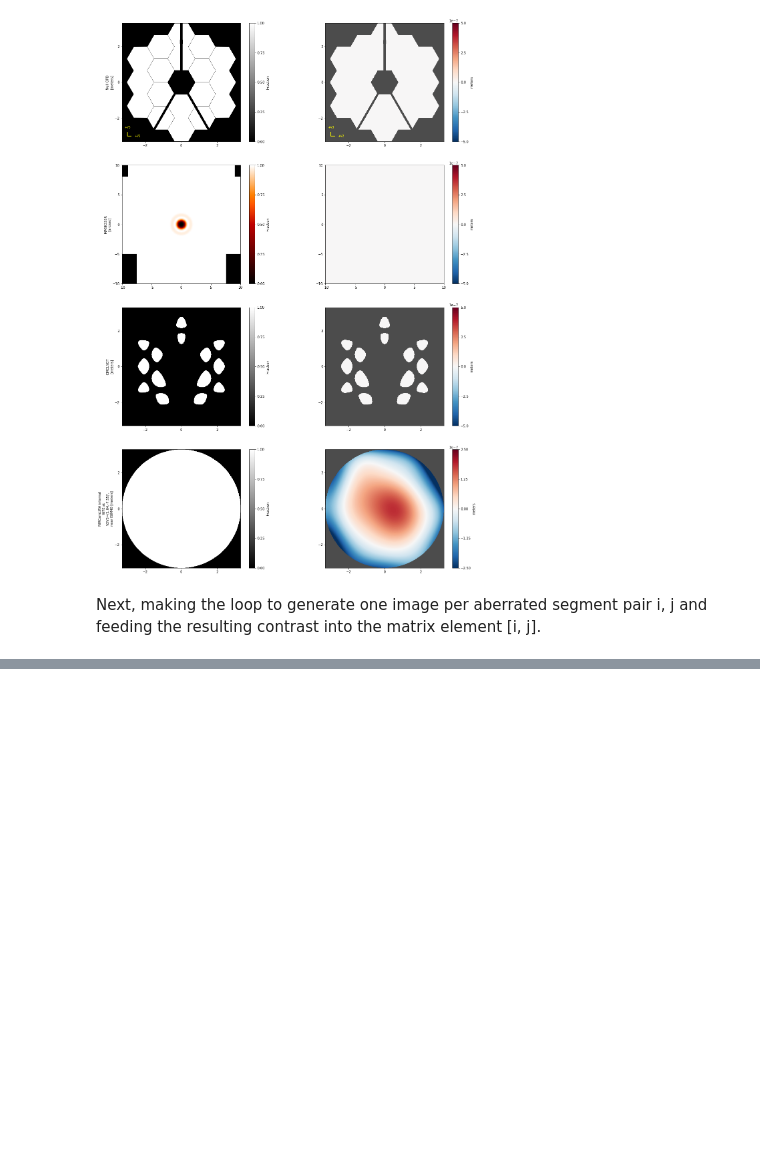
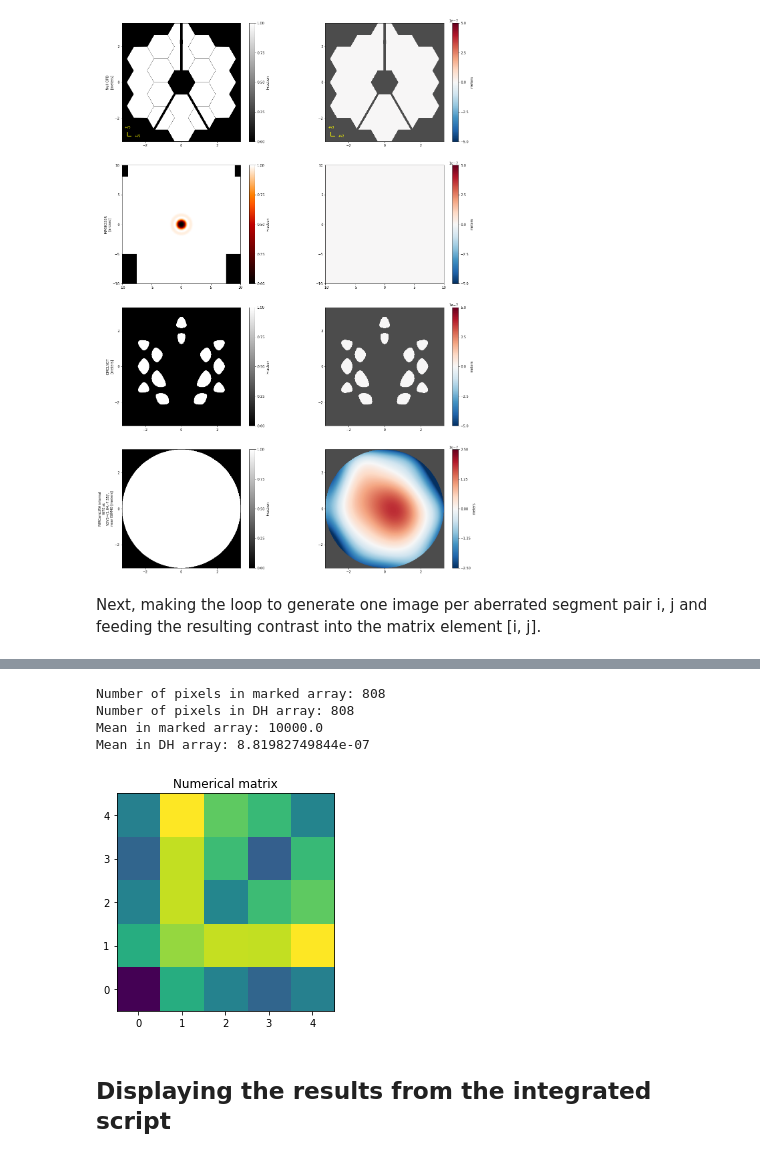
Before and after one commit to spacetelescope/PASTIS, a Jupyter notebook: Jupyter Notebooks/4_Testing numerical matrix generation.ipynb, the cells around one changed output, grey strips where cells are left out. Cells and saved outputs as stored; diff of their text form; code cells hidden in the pictures; blank space fills up the shorter version.

```diff
--- a/Jupyter Notebooks/4_Testing numerical matrix generation.ipynb
+++ b/Jupyter Notebooks/4_Testing numerical matrix generation.ipynb
@@ -185,0 +254,21 @@ STEP: 1-3 / 3-3
+# %%
+count_test = np.count_nonzero(test_dh)
+count_dh = np.count_nonzero(all_dhs[imnum1])
+print('Number of pixels in marked array:', count_test)
+print('Number of pixels in DH array:', count_dh)
+print('Mean in marked array:', np.sum(test_dh)/count_test)
+print('Mean in DH array:', np.sum(all_dhs[imnum1])/count_dh)
+# %% [output]
+Number of pixels in marked array: 808
+Number of pixels in DH array: 808
+Mean in marked array: 10000.0
+Mean in DH array: 8.81982749844e-07
+# %%
+# Display the matrix
+plt.imshow(matrix_pastis, origin='lower')
+plt.title('Numerical matrix')
+plt.show()
+# %% [output]
+[figure, added]
+# %% [markdown]
+## Displaying the results from the integrated script
```
Also changed, not shown: parts of 11 cells of this notebook.
